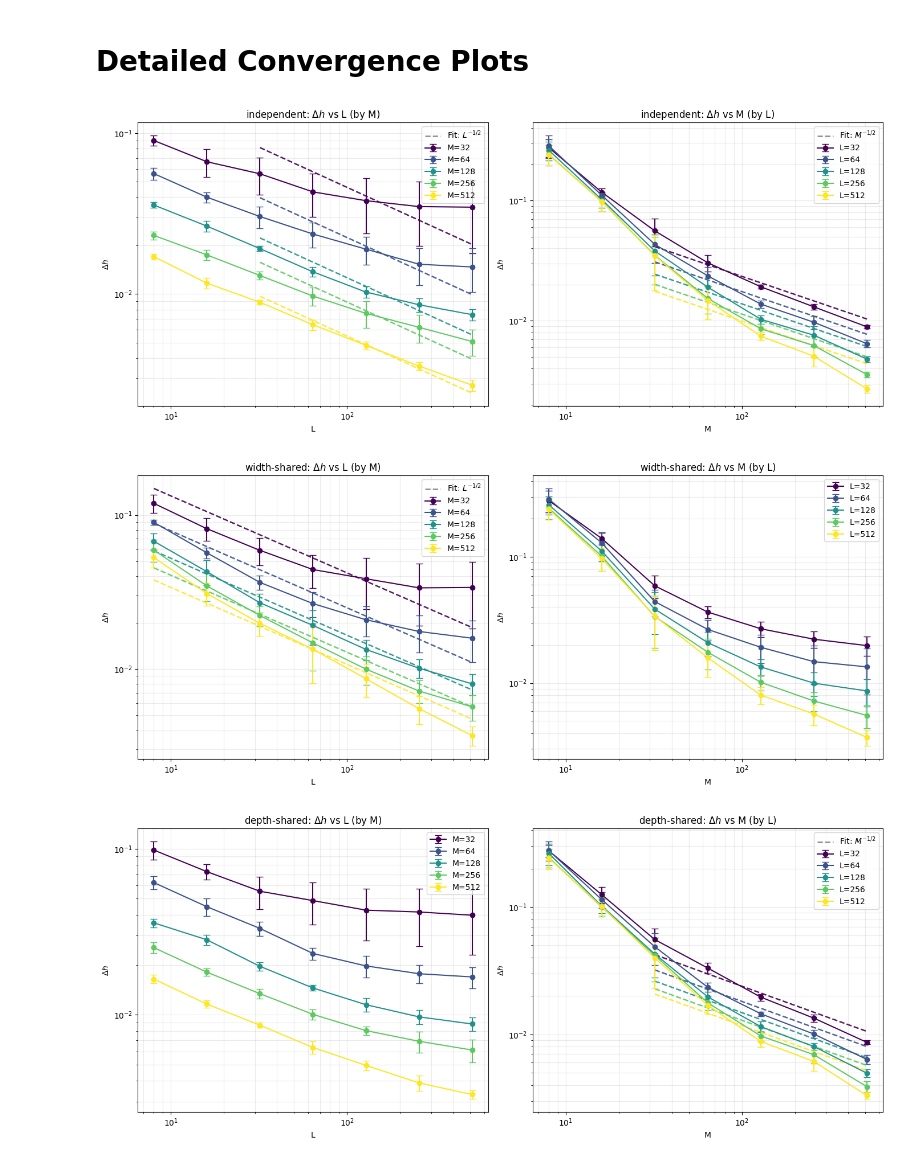
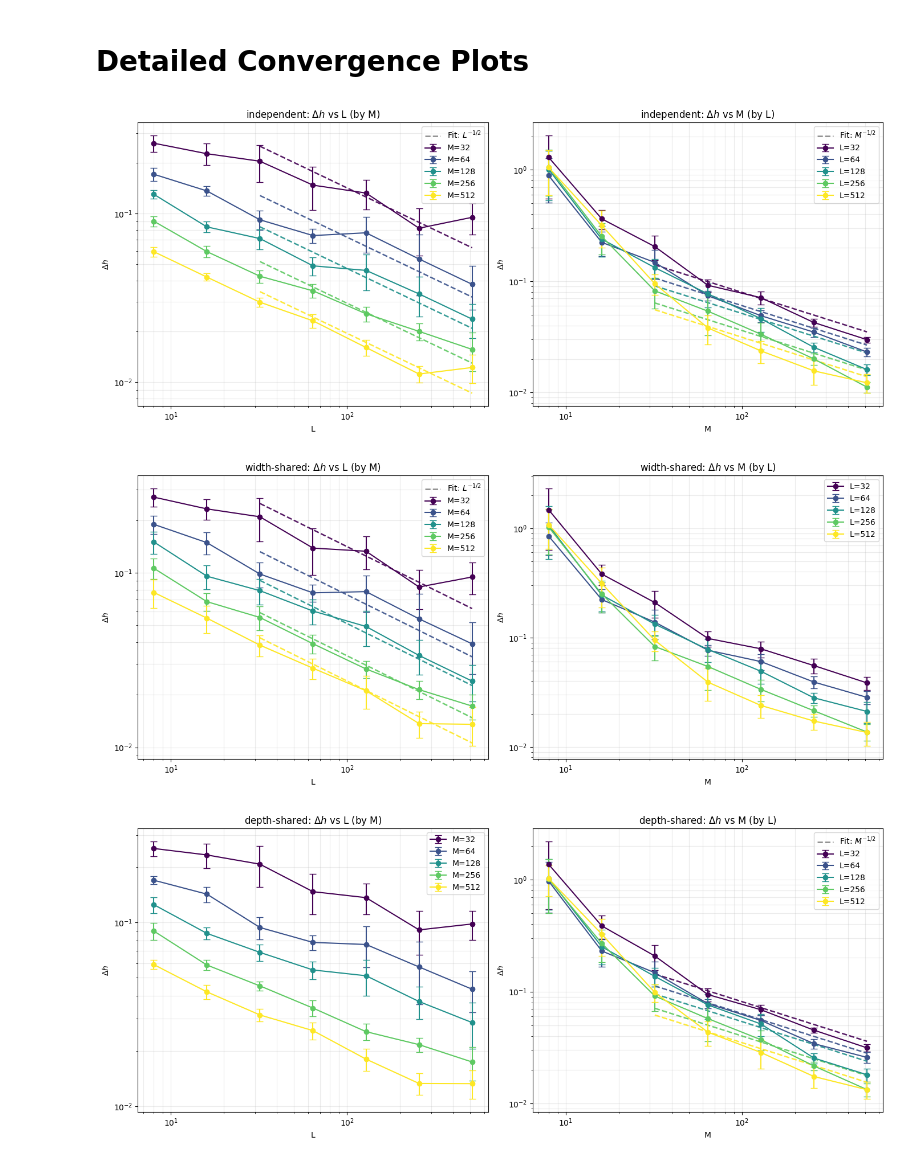
Before and after one commit to xavimaass/dropout_and_ram_2026, a Jupyter notebook: plots_from_multi_runs_load.ipynb, the cells around one changed output. Cells and saved outputs as stored; diff of their text form; code cells hidden in the pictures.

```diff
--- a/plots_from_multi_runs_load.ipynb
+++ b/plots_from_multi_runs_load.ipynb
@@ -6,7 +6,8 @@ import pandas as pd
 DATASET = "cifar10"  # or "mnist"
 # %%
 #df_results_og = pd.read_csv(f"plots/{DATASET}/new_data_rms_nsteps50.csv")
-df_results_og = pd.read_csv(f"plots/{DATASET}/data_rms_nsteps50.csv")
+#df_results_og = pd.read_csv(f"plots/{DATASET}/data_rms_nsteps50.csv")
+df_results_og = pd.read_csv(f"plots/{DATASET}/data_rms_nsteps25.csv")
 #df_results_og = pd.read_csv(f"plots/{DATASET}/data_rms.csv")
 # %% [markdown]
 # Convergence Plots
@@ -797,30 +798,30 @@ fig_detailed_1 = plot_metric_parametrized(
     show=True,
 )
 # %% [output]
-[figure, old version]
+[figure, new version]
 # %%
 #fig_detailed_1.savefig(f"plots/{DATASET}/Delta_h_vs_M_and_L_full_unit_dropout.pdf")
 # %%
 fig_detailed_2 = plot_metric_parametrized(
     df_results_plot_detailed,
     "stochastic_depth",#"full_unit_dropout", #"single_source_M",#"stochastic_depth",
     metric='Delta_h',
     target_Ms=[32, 64, 128, 256, 512],
     target_Ls=[32, 64, 128, 256, 512],
     methods=None,
     log_x=True,
     log_y=True,
     fit_ml_inv_sqrt=True,
-    fit_ml_bounds=(4,10000),
+    fit_ml_bounds=(32,10000),
     fit_linestyle='--',
     fit_alpha=0.9,
     aggregate_duplicates=True,
     std_combine='quadrature',
     figsize=(14, 6),
     show=True,
 )
 # %% [output]
-[figure, old version]
+[figure, new version]
 # %%
 #fig_detailed_2.savefig(f"plots/{DATASET}/Delta_h_vs_M_and_L_stochastic_depth.pdf")
 # %%
@@ -843,6 +844,6 @@ fig_detailed_3 = plot_metric_parametrized(
     show=True,
 )
 # %% [output]
-[figure, old version]
+[figure, new version]
 # %%
 #fig_detailed_3.savefig(f"plots/{DATASET}/Delta_h_vs_M_and_L_depth_shared.pdf")
```
Also changed, not shown: parts of 8 cells of this notebook, 1 other file.
